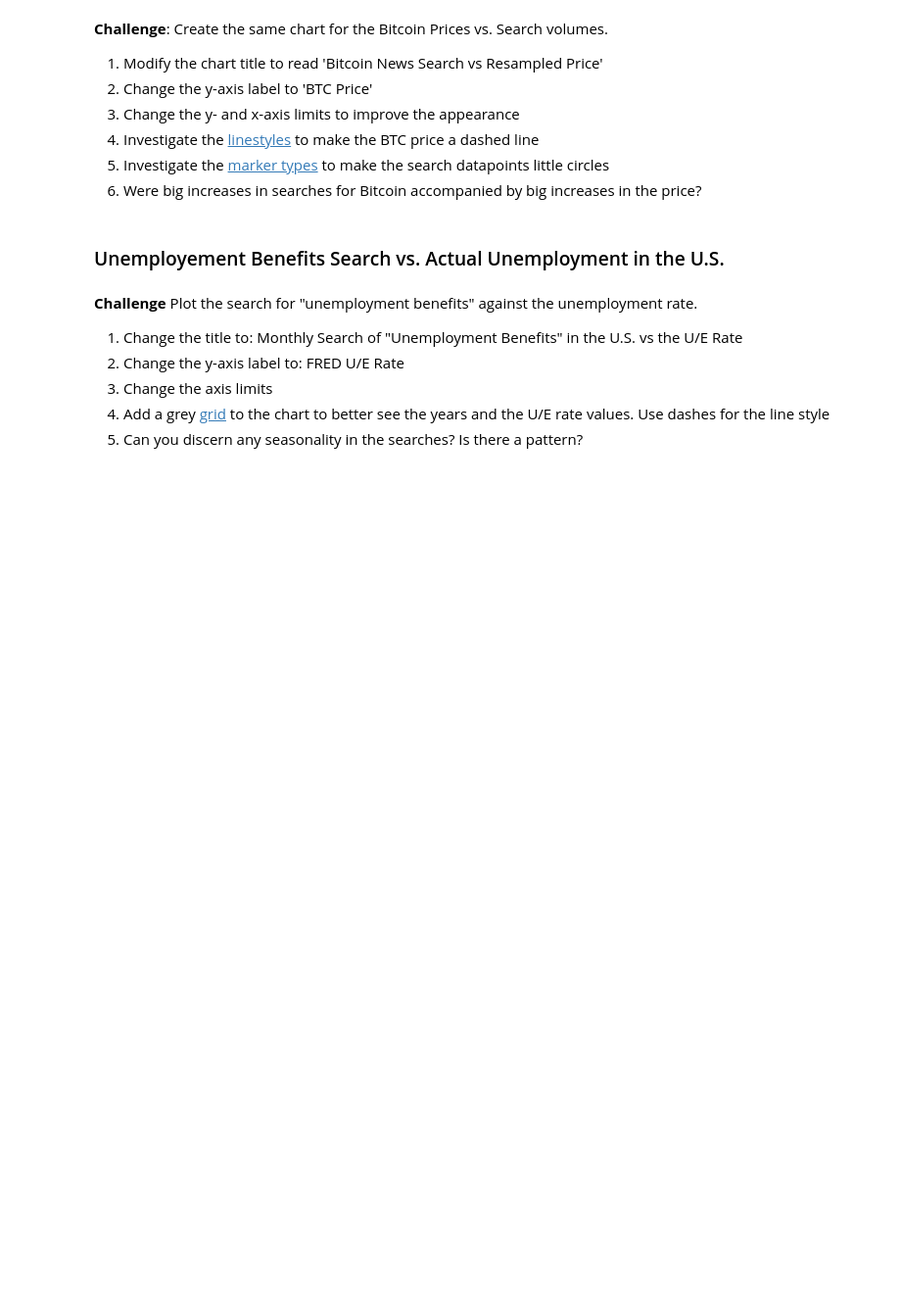
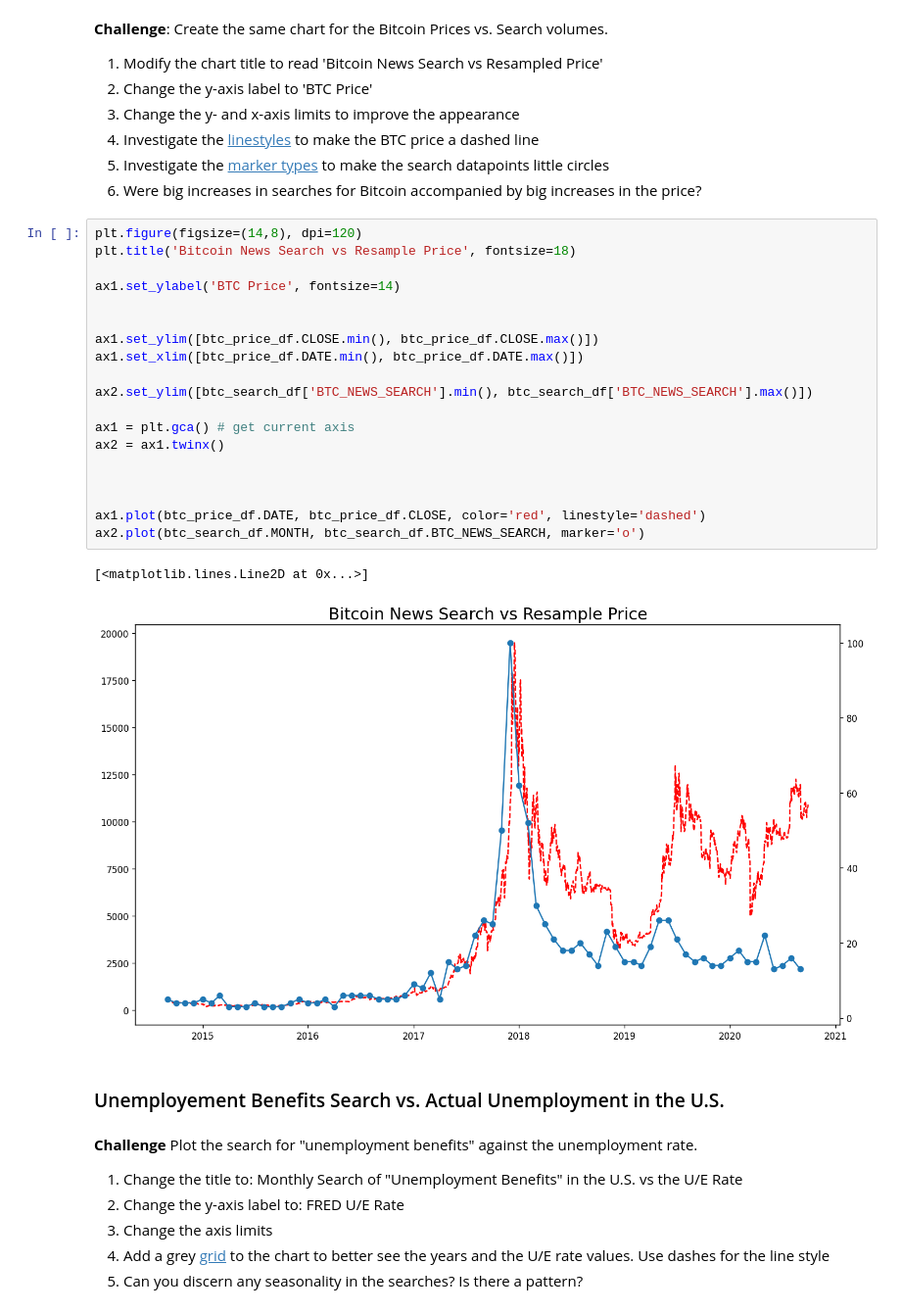
Before and after one commit to J-Bills/day_75, a Jupyter notebook: Google Trends Data Viz (start)/Google Trends and Data Visualisation (start).ipynb, the cells around one changed output. Shown at 98% size. Saved outputs shown, nothing was run; the diff lists cells and outputs as text; blank space fills up the shorter version.

```diff
--- a/Google Trends Data Viz (start)/Google Trends and Data Visualisation (start).ipynb
+++ b/Google Trends Data Viz (start)/Google Trends and Data Visualisation (start).ipynb
@@ -281,6 +373,28 @@ How to add tick formatting for dates on the x-axis.
 4. Investigate the [linestyles](https://matplotlib.org/3.2.1/api/_as_gen/matplotlib.pyplot.plot.html ) to make the BTC price a dashed line <br>
 5. Investigate the [marker types](https://matplotlib.org/3.2.1/api/markers_api.html) to make the search datapoints little circles <br>
 6. Were big increases in searches for Bitcoin accompanied by big increases in the price?
+# %%
+plt.figure(figsize=(14,8), dpi=120)
+plt.title('Bitcoin News Search vs Resample Price', fontsize=18)
+
+ax1.set_ylabel('BTC Price', fontsize=14)
+
+
+ax1.set_ylim([btc_price_df.CLOSE.min(), btc_price_df.CLOSE.max()])
+ax1.set_xlim([btc_price_df.DATE.min(), btc_price_df.DATE.max()])
+
+ax2.set_ylim([btc_search_df['BTC_NEWS_SEARCH'].min(), btc_search_df['BTC_NEWS_SEARCH'].max()])
+
+ax1 = plt.gca() # get current axis
+ax2 = ax1.twinx()
+
+
+
+ax1.plot(btc_price_df.DATE, btc_price_df.CLOSE, color='red', linestyle='dashed')
+ax2.plot(btc_search_df.MONTH, btc_search_df.BTC_NEWS_SEARCH, marker='o')
+# %% [output]
+[<matplotlib.lines.Line2D at 0x...>]
+[figure, added]
 # %% [markdown]
 ### Unemployement Benefits Search vs. Actual Unemployment in the U.S.
 # %% [markdown]
```
Also changed, not shown: parts of 5 cells of this notebook.
